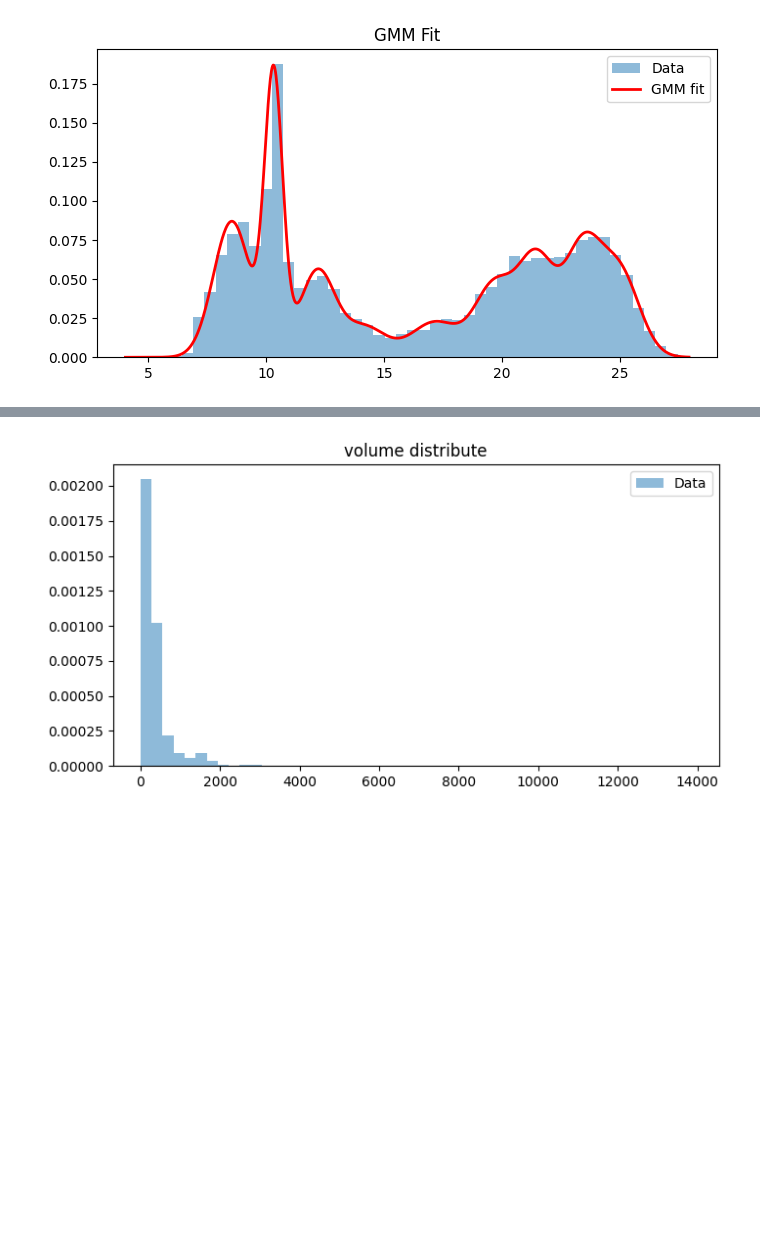
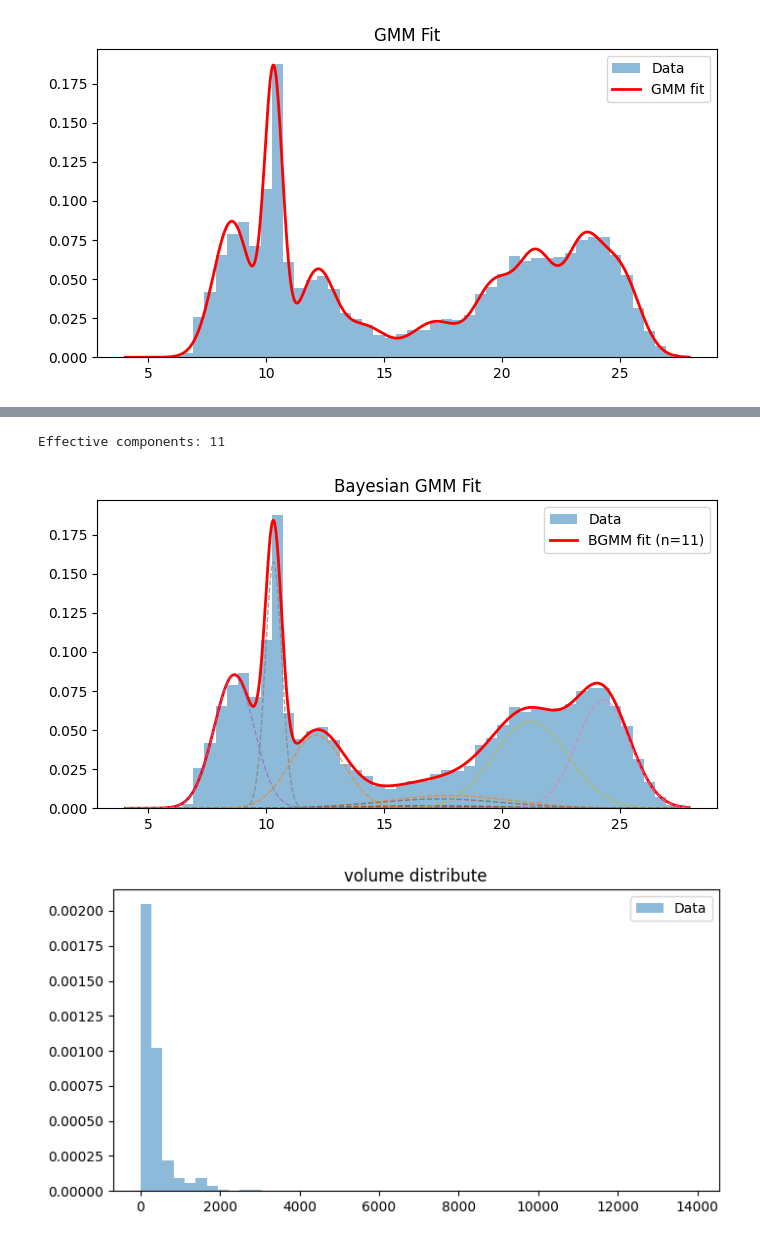
Before and after one commit to chenyu0516/jax_lob_wm, a Jupyter notebook: script/data_process.ipynb, the cells around one changed output, grey strips where cells are left out. Saved outputs shown, nothing was run; the diff lists cells and outputs as text; code cells hidden in the pictures; blank space fills up the shorter version.

```diff
--- a/script/data_process.ipynb
+++ b/script/data_process.ipynb
@@ -348,13 +348,3 @@ states_df[state_conditions[0]]
 | 4450410 | 0 | 43 | 43 | 43 | 98 | 1 | 0 | 0 | 0 | 100 | 1 | ... |
 | 4450411 | 0 | 43 | 43 | 43 | 43 | 1 | 0 | 0 | 0 | 100 | 1 | ... |
 141024 rows × 14 columns
-# %%
-event_p = np.array([5*21, 12])
-time_p = np.array([5*21, 12])
-for i, s in enumerate(state_conditions):
-    ts_con = states_df[s]['ts']
-    current_state_events = event_df[event_df['ts_con'].isin(ts_con)]
-    for j, e in get_event_condition(current_state_events):
-        cse = current_state_events[e]
-        event_p[i, j] = cse.shape[0]
-        cse['delta_t'] = np.log(cse['ts_hap'].diff())
@@ -485,3 +444,44 @@ Active components: 7 / 7
+# %%
+from sklearn.mixture import BayesianGaussianMixture
+from scipy.stats import norm
+
+log_dt = np.log(cse['ts_hap'].diff())
+log_dt = log_dt[log_dt < np.log(59400*1e9)]
+X = log_dt.values.reshape(-1, 1)
+
+bgmm = BayesianGaussianMixture(
+    n_components=20,
+    weight_concentration_prior_type='dirichlet_process',
+    weight_concentration_prior=1e-2,
+    random_state=42, max_iter=1000,
+).fit(X)
+
+# Identify effective (non-negligible) components
+mask = bgmm.weights_ > 1e-3
+print(f"Effective components: {mask.sum()}")
+
+log_plot = np.linspace(log_dt.min(), log_dt.max(), 1000)
+xp = log_plot.reshape(-1, 1)
+pdf = np.exp(bgmm.score_samples(xp))
+
+plt.figure(figsize=(8, 4))
+plt.hist(log_dt, bins=50, density=True, alpha=0.5, label='Data')
+plt.plot(log_plot, pdf, 'r-', lw=2, label=f'BGMM fit (n={mask.sum()})')
+
+# Overlay individual components
+means = bgmm.means_.ravel()
+sds = np.sqrt(bgmm.covariances_.ravel())
+weights = bgmm.weights_
+for i in np.where(mask)[0]:
+    comp = weights[i] * norm.pdf(log_plot, means[i], sds[i])
+    plt.plot(log_plot, comp, '--', lw=1, alpha=0.7)
+
+plt.legend()
+plt.title('Bayesian GMM Fit')
+plt.show()
+# %% [output]
+Effective components: 11
+[figure, added]
 # %%
 plt.figure(figsize=(8, 4))
 plt.hist(cse['size_delta'].values, bins=50, density=True, alpha=0.5, label='Data')
```
Also changed, not shown: parts of 20 cells of this notebook, 10 other files.
